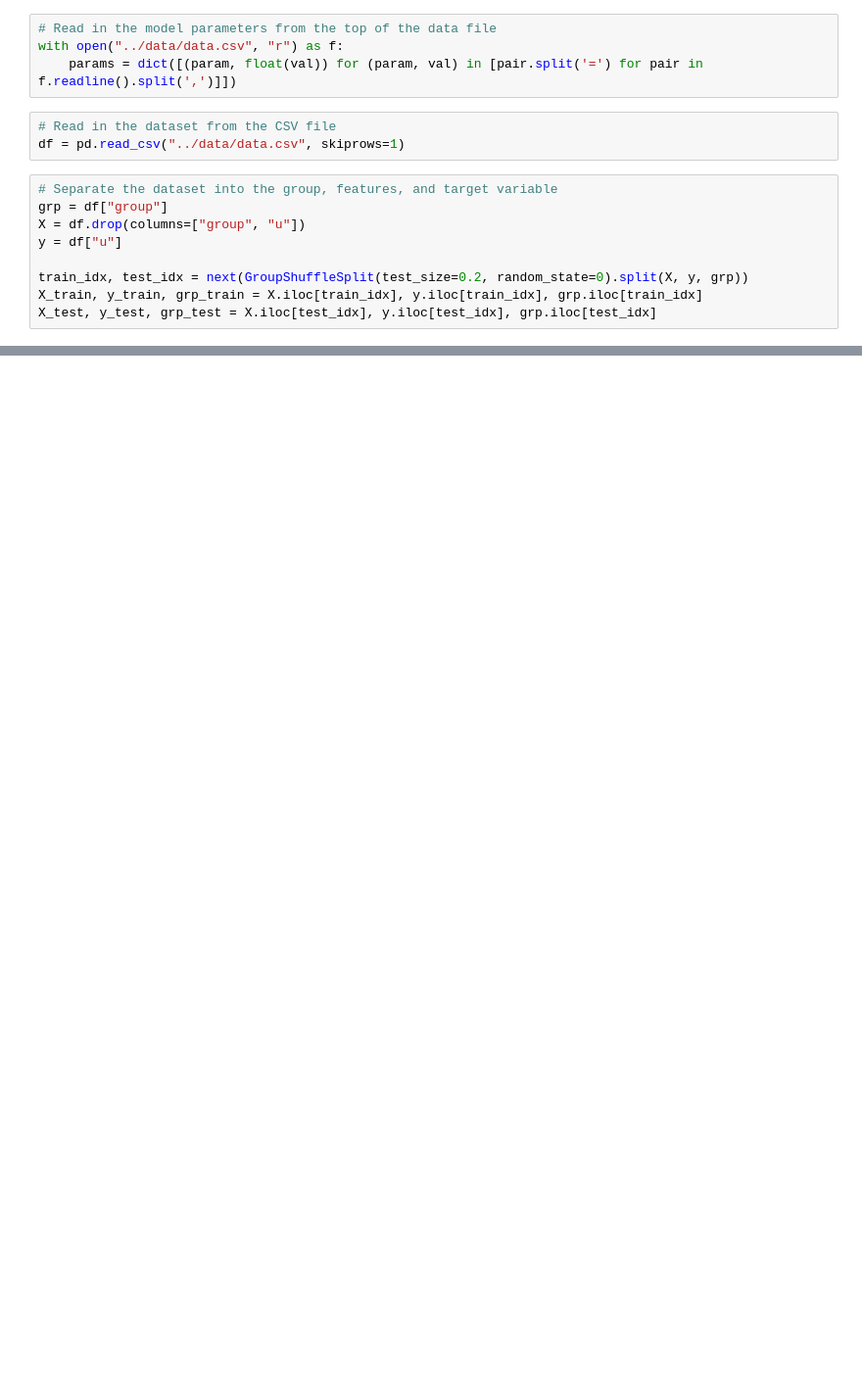
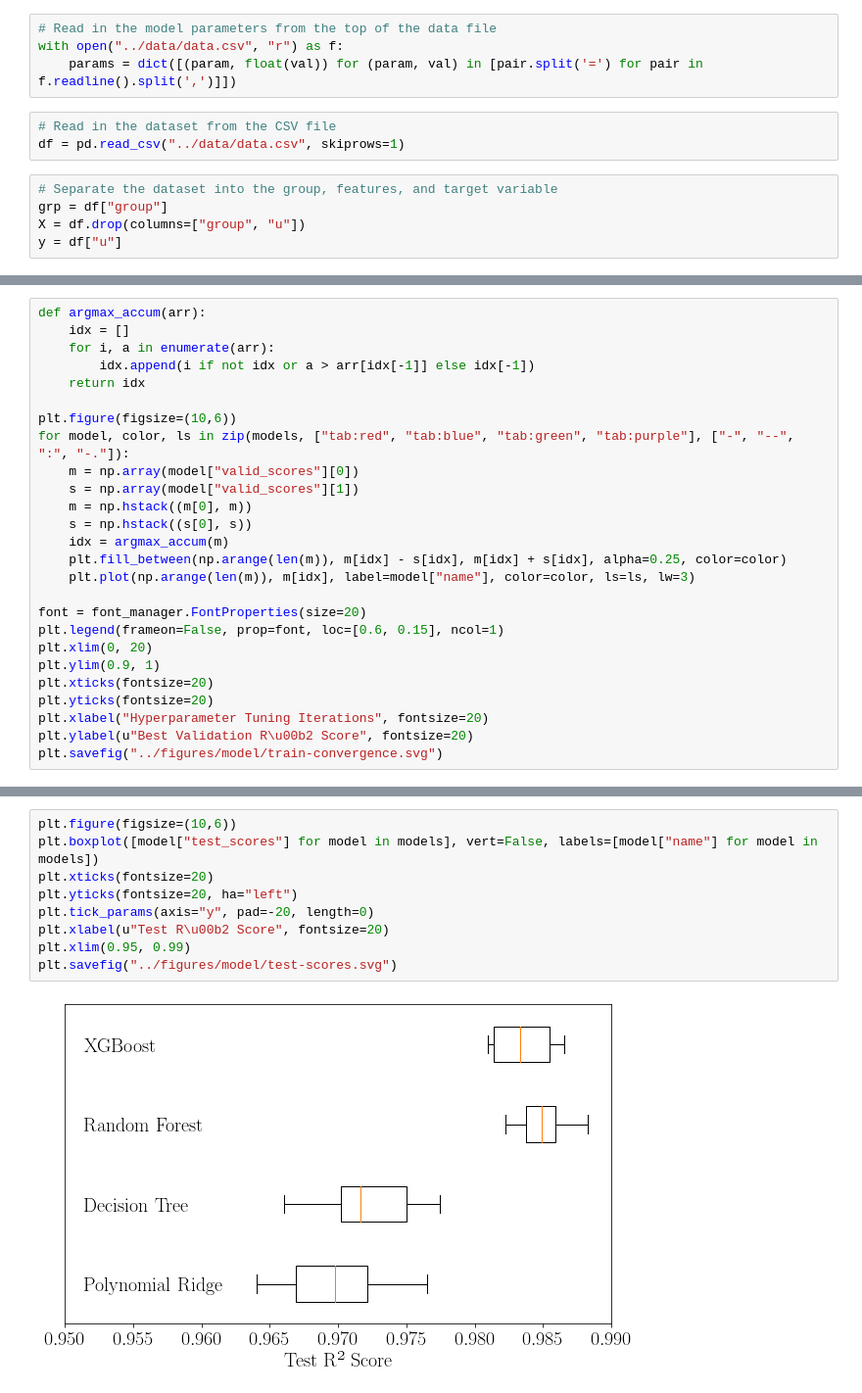
Before and after one commit to maitreyakv/imitation-learning, a Jupyter notebook: src/model.ipynb, the cells around one changed output, grey strips where cells are left out. Shown at 98% size. Saved outputs shown, nothing was run; the diff lists cells and outputs as text; blank space fills up the shorter version.

Commit message:
Reworked model training and trained four models

```diff
--- a/src/model.ipynb
+++ b/src/model.ipynb
@@ -20,7 +30,3 @@ df = pd.read_csv("../data/data.csv", skiprows=1)
 grp = df["group"]
 X = df.drop(columns=["group", "u"])
 y = df["u"]
-
-train_idx, test_idx = next(GroupShuffleSplit(test_size=0.2, random_state=0).split(X, y, grp))
-X_train, y_train, grp_train = X.iloc[train_idx], y.iloc[train_idx], grp.iloc[train_idx]
-X_test, y_test, grp_test = X.iloc[test_idx], y.iloc[test_idx], grp.iloc[test_idx]
@@ -109,0 +97,26 @@ plt.plot([-5,11], [-5,11], "--k")
+# %%
+def argmax_accum(arr):
+    idx = []
+    for i, a in enumerate(arr):
+        idx.append(i if not idx or a > arr[idx[-1]] else idx[-1])
+    return idx
+
+plt.figure(figsize=(10,6))
+for model, color, ls in zip(models, ["tab:red", "tab:blue", "tab:green", "tab:purple"], ["-", "--", ":", "-."]):
+    m = np.array(model["valid_scores"][0])
+    s = np.array(model["valid_scores"][1])
+    m = np.hstack((m[0], m))
+    s = np.hstack((s[0], s))
+    idx = argmax_accum(m)
+    plt.fill_between(np.arange(len(m)), m[idx] - s[idx], m[idx] + s[idx], alpha=0.25, color=color)
+    plt.plot(np.arange(len(m)), m[idx], label=model["name"], color=color, ls=ls, lw=3)
+
+font = font_manager.FontProperties(size=20)
+plt.legend(frameon=False, prop=font, loc=[0.6, 0.15], ncol=1)
+plt.xlim(0, 20)
+plt.ylim(0.9, 1)
+plt.xticks(fontsize=20)
+plt.yticks(fontsize=20)
+plt.xlabel("Hyperparameter Tuning Iterations", fontsize=20)
+plt.ylabel(u"Best Validation R\u00b2 Score", fontsize=20)
+plt.savefig("../figures/model/train-convergence.svg")
@@ -109,0 +125,11 @@ plt.plot([-5,11], [-5,11], "--k")
+# %%
+plt.figure(figsize=(10,6))
+plt.boxplot([model["test_scores"] for model in models], vert=False, labels=[model["name"] for model in models])
+plt.xticks(fontsize=20)
+plt.yticks(fontsize=20, ha="left")
+plt.tick_params(axis="y", pad=-20, length=0)
+plt.xlabel(u"Test R\u00b2 Score", fontsize=20)
+plt.xlim(0.95, 0.99)
+plt.savefig("../figures/model/test-scores.svg")
+# %% [output]
+[figure, added]
```
Also changed, not shown: parts of 11 cells of this notebook, 5 other files.
